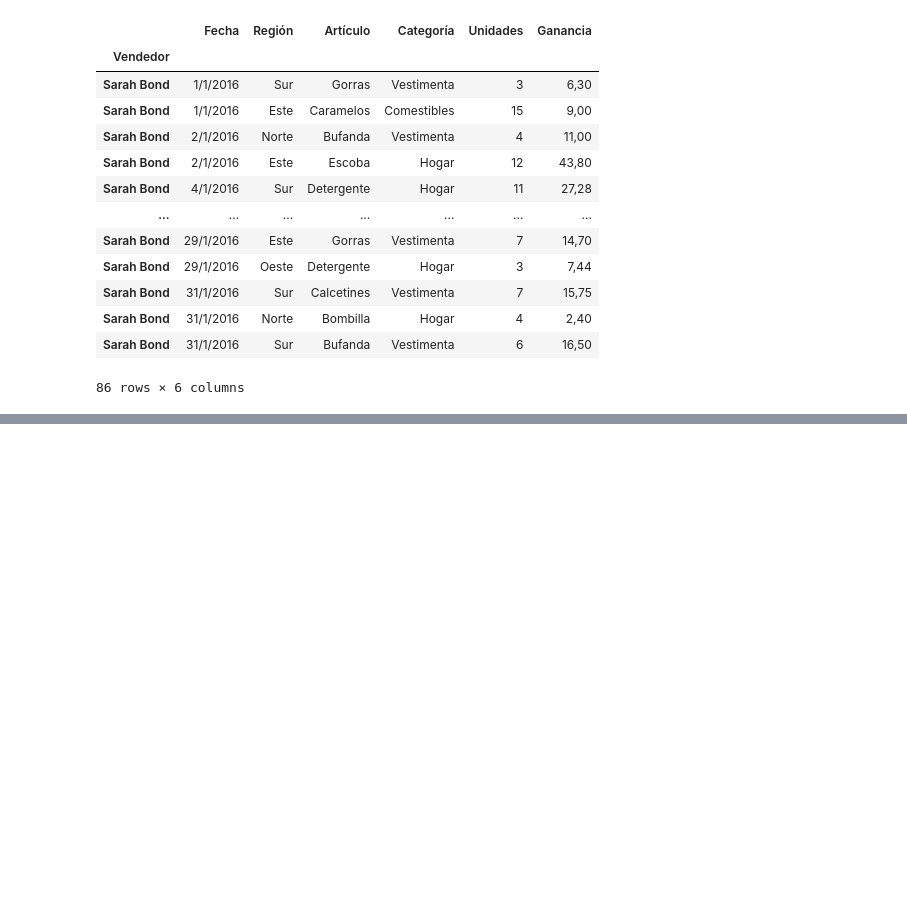
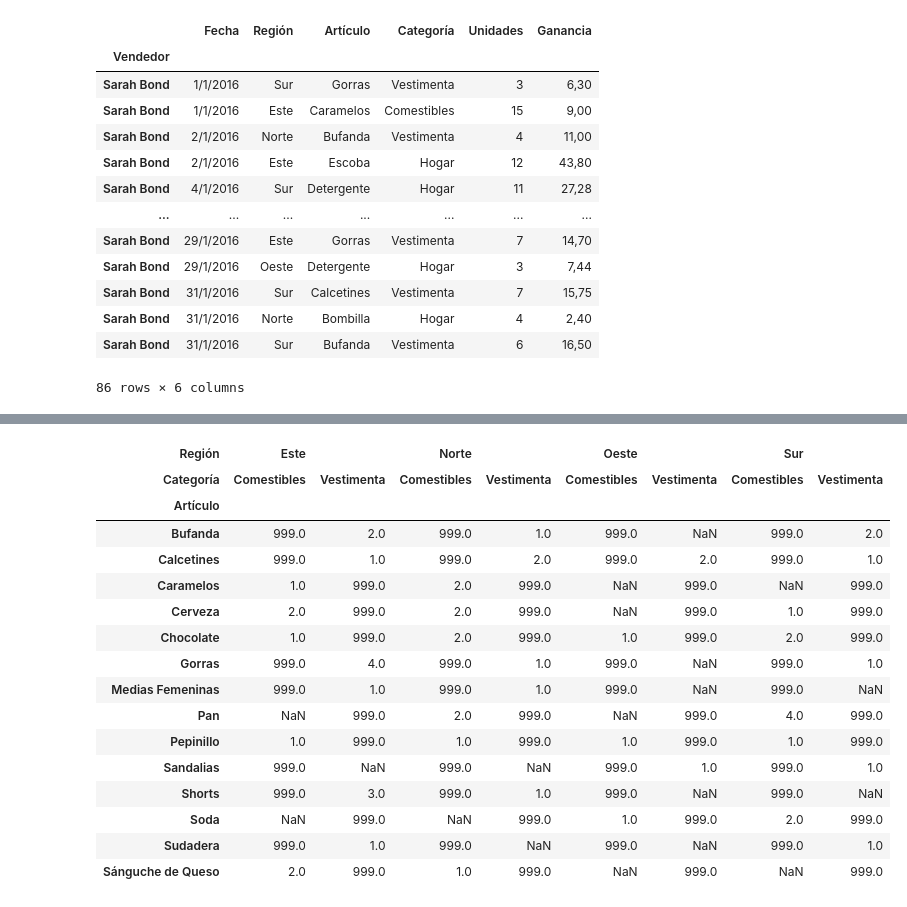
Before and after one commit to rofigueredo/CheatSheets, a Jupyter notebook: Pandas_de1.5horas/MatplotlibGraficos.ipynb, the cells around one changed output, grey strips where cells are left out. Drawn from its saved outputs; the diff is of its cells as text; code cells hidden in the pictures; blank space fills up the shorter version.

```diff
--- a/Pandas_de1.5horas/MatplotlibGraficos.ipynb
+++ b/Pandas_de1.5horas/MatplotlibGraficos.ipynb
@@ -91,0 +174,3 @@ Ventas.reset_index(inplace=True)
+# %%
+Cat = Ventas[(Ventas.Vendedor == 'Sarah Bond') & ((Ventas.Categoría == 'Vestimenta') | (Ventas.Categoría =='Comestibles'))]
+Cat
@@ -91,0 +195,3 @@ Ventas.reset_index(inplace=True)
+# %%
+c = Cat.groupby(['Artículo','Categoría','Región']).size()
+c
@@ -91,0 +216,4 @@ Ventas.reset_index(inplace=True)
+# %%
+## Apilar columnas
+df = c.unstack('Región')
+df
@@ -91,0 +237,21 @@ Ventas.reset_index(inplace=True)
+# %%
+## Desapilar columnna
+df.unstack(fill_value=999)
+# %% [output]
+| Región | Este |  | Norte |  | Oeste |  | Sur |  |
+| Categoría | Comestibles | Vestimenta | Comestibles | Vestimenta | Comestibles | Vestimenta | Comestibles | Vestimenta |
+| Artículo |  |  |  |  |  |  |  |  |
+| Bufanda | 999.0 | 2.0 | 999.0 | 1.0 | 999.0 | NaN | 999.0 | 2.0 |
+| Calcetines | 999.0 | 1.0 | 999.0 | 2.0 | 999.0 | 2.0 | 999.0 | 1.0 |
+| Caramelos | 1.0 | 999.0 | 2.0 | 999.0 | NaN | 999.0 | NaN | 999.0 |
+| Cerveza | 2.0 | 999.0 | 2.0 | 999.0 | NaN | 999.0 | 1.0 | 999.0 |
+| Chocolate | 1.0 | 999.0 | 2.0 | 999.0 | 1.0 | 999.0 | 2.0 | 999.0 |
+| Gorras | 999.0 | 4.0 | 999.0 | 1.0 | 999.0 | NaN | 999.0 | 1.0 |
+| Medias Femeninas | 999.0 | 1.0 | 999.0 | 1.0 | 999.0 | NaN | 999.0 | NaN |
+| Pan | NaN | 999.0 | 2.0 | 999.0 | NaN | 999.0 | 4.0 | 999.0 |
+| Pepinillo | 1.0 | 999.0 | 1.0 | 999.0 | 1.0 | 999.0 | 1.0 | 999.0 |
+| Sandalias | 999.0 | NaN | 999.0 | NaN | 999.0 | 1.0 | 999.0 | 1.0 |
+| Shorts | 999.0 | 3.0 | 999.0 | 1.0 | 999.0 | NaN | 999.0 | NaN |
+| Soda | NaN | 999.0 | NaN | 999.0 | 1.0 | 999.0 | 2.0 | 999.0 |
+| Sudadera | 999.0 | 1.0 | 999.0 | NaN | 999.0 | NaN | 999.0 | 1.0 |
+| Sánguche de Queso | 2.0 | 999.0 | 1.0 | 999.0 | NaN | 999.0 | NaN | 999.0 |
```
Also changed, not shown: parts of 11 cells of this notebook.
